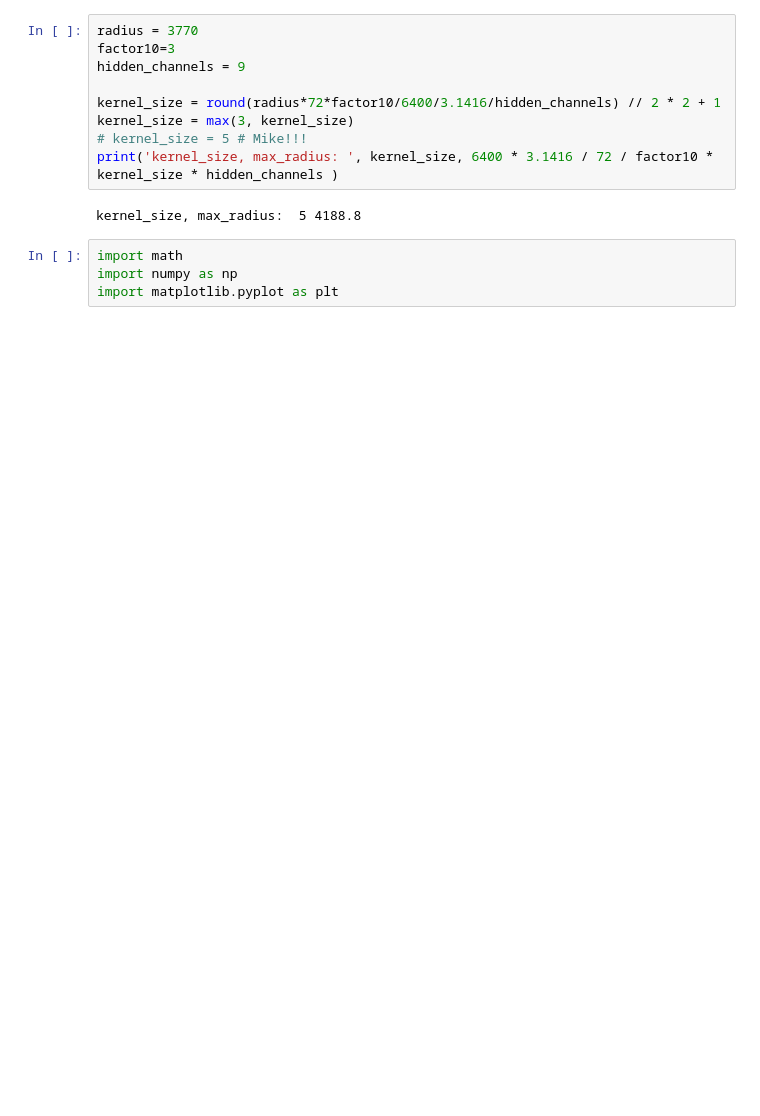
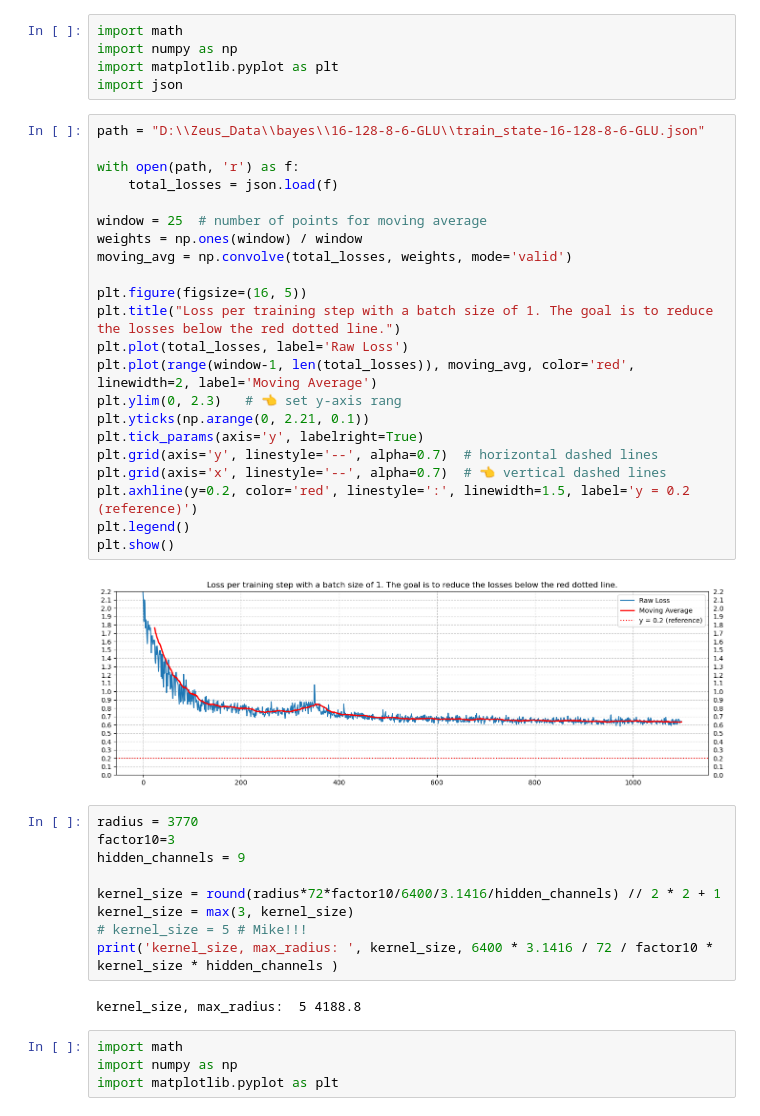
Before and after one commit to MachineLearningMike/Zeus2026, a Jupyter notebook: research/test01.ipynb, the cells around one changed output. Drawn from its saved outputs; the diff is of its cells as text; blank space fills up the shorter version.

```diff
--- a/research/test01.ipynb
+++ b/research/test01.ipynb
@@ -1,3 +1,32 @@
+# %%
+import math
+import numpy as np
+import matplotlib.pyplot as plt
+import json
+# %%
+path = "D:\\Zeus_Data\\bayes\\16-128-8-6-GLU\\train_state-16-128-8-6-GLU.json"
+
+with open(path, 'r') as f:
+    total_losses = json.load(f)
+
+window = 25  # number of points for moving average
+weights = np.ones(window) / window
+moving_avg = np.convolve(total_losses, weights, mode='valid')
+
+plt.figure(figsize=(16, 5))
+plt.title("Loss per training step with a batch size of 1. The goal is to reduce the losses below the red dotted line.")
+plt.plot(total_losses, label='Raw Loss')
+plt.plot(range(window-1, len(total_losses)), moving_avg, color='red', linewidth=2, label='Moving Average')
+plt.ylim(0, 2.3)   # 👈 set y-axis rang
+plt.yticks(np.arange(0, 2.21, 0.1))
+plt.tick_params(axis='y', labelright=True)
+plt.grid(axis='y', linestyle='--', alpha=0.7)  # horizontal dashed lines
+plt.grid(axis='x', linestyle='--', alpha=0.7)  # 👈 vertical dashed lines
+plt.axhline(y=0.2, color='red', linestyle=':', linewidth=1.5, label='y = 0.2 (reference)')
+plt.legend()
+plt.show()
+# %% [output]
+[figure, added]
 # %%
 radius = 3770
 factor10=3
```
Also changed, not shown: parts of 1 cell of this notebook, 3 other files.
